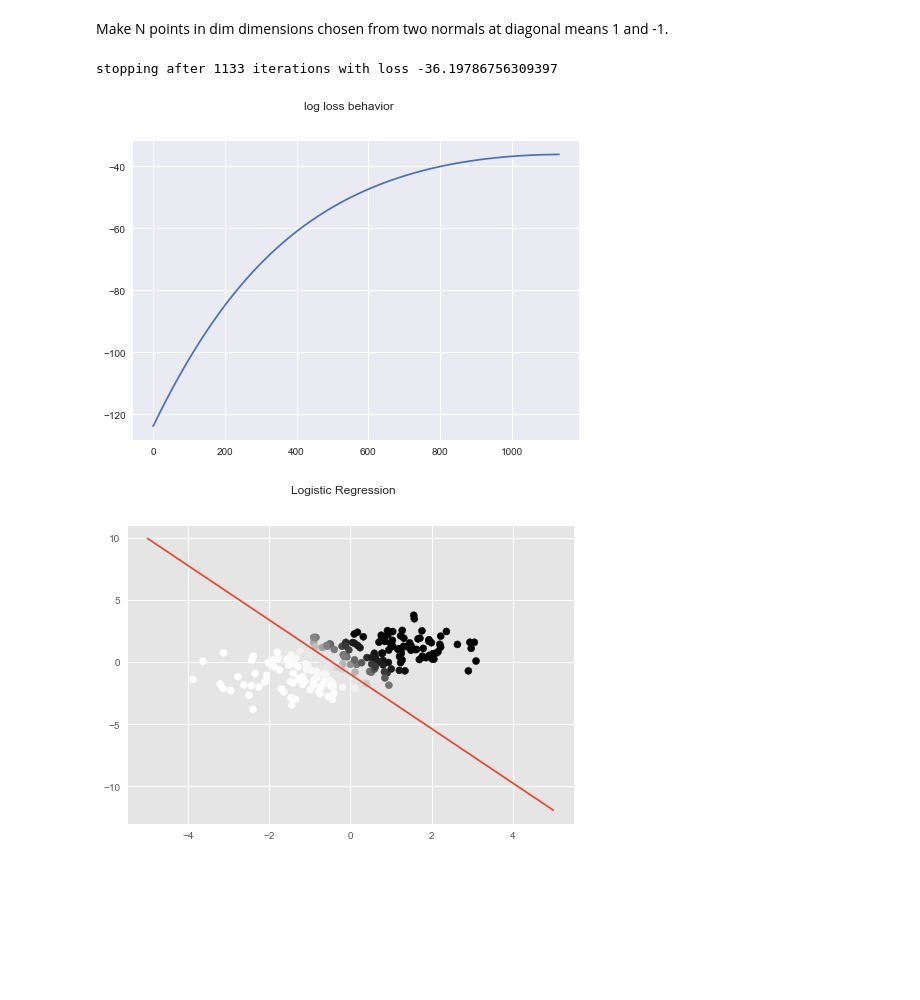
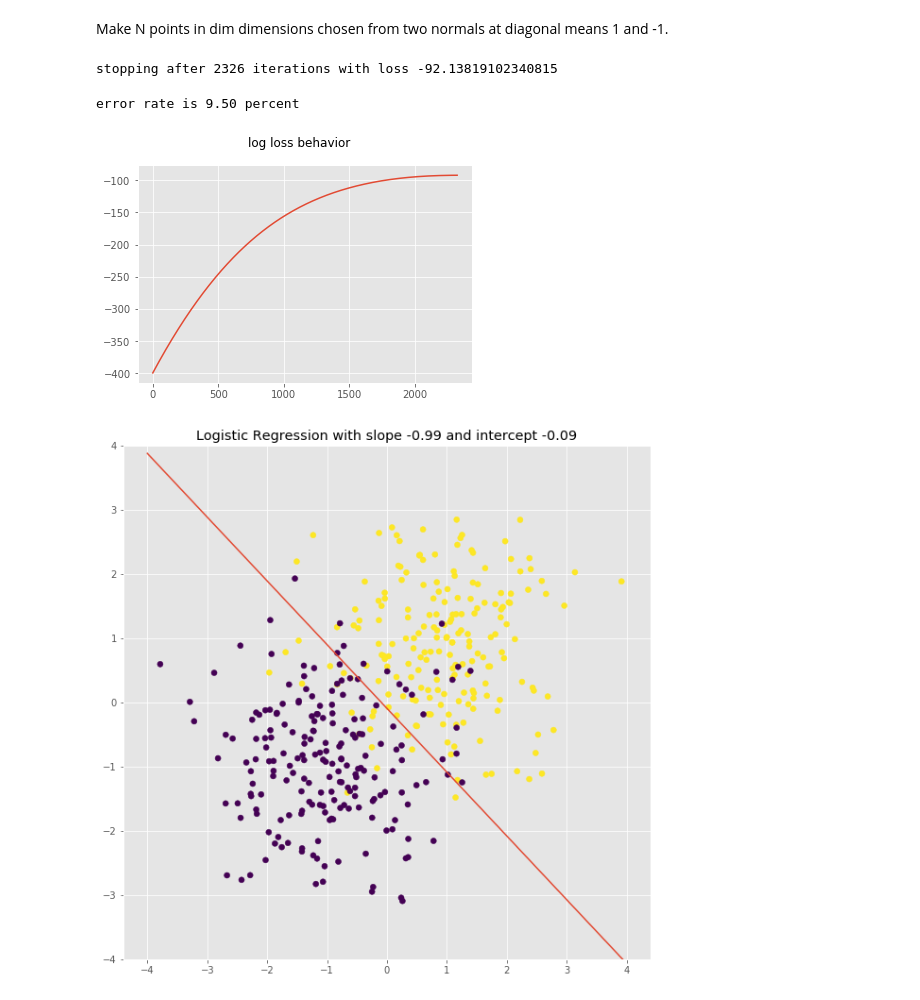
Before and after one commit to jeremy9959/Math-5800-Spring-2020, a Jupyter notebook: notebooks/LogisticRegression.ipynb, the cells around one changed output. Saved outputs shown, nothing was run; the diff lists cells and outputs as text; code cells hidden in the pictures; blank space fills up the shorter version.

Commit message:
fixed some problems with logistic regression, now it works

```diff
--- a/notebooks/LogisticRegression.ipynb
+++ b/notebooks/LogisticRegression.ipynb
@@ -85,7 +86,7 @@ from tqdm import tqdm
 Make N points in dim dimensions chosen from two normals at diagonal means 1 and -1.
 # %%
 def setup(npts=100,dim=2):
-    N = 100
+    N = npts
     dim = 2
     A = normal(1,size=dim*N).reshape(dim,N)
     LA = np.concatenate([np.ones(N).reshape(1,N),np.zeros(N).reshape(1,N)],axis=0)
@@ -112,20 +113,20 @@ def gradient(W,D,L):
     npts = D.shape[1]
     E=0
     for n in range(npts):
-        if L[n,j]==1:
-            E += np.concatenate([(1-sigma(W,D)[0,n])*D[:,n].reshape(1,dim),-sigma(W,D)[0,n]*D[:,n].reshape(1,dim)])
+        if L[0,n]==1:
+            E += np.concatenate([(1-sigma(W,D)[0,n])*D[:,n].reshape(1,dim),-sigma(W,D)[1,n]*D[:,n].reshape(1,dim)])
         else:
-            E += np.concatenate([-sigma(W,D)[1,n]*D[:,n].reshape(1,dim),(1-sigma(W,D)[1,n])*D[:,n].reshape(1,dim)])
-        return E/np.linalg.norm(E)
+            E += np.concatenate([-sigma(W,D)[0,n]*D[:,n].reshape(1,dim),(1-sigma(W,D)[1,n])*D[:,n].reshape(1,dim)])
+    return E/np.linalg.norm(E)
 # %%
 def fit(D, L, W, max_iter=10000,threshold=.001):
     npts = D.shape[1]
     e = 0
     eL = []
     for i in tqdm(range(max_iter)):
-        W = W + .001*gradient(j,W,D,L)
+        W = W + .001*gradient(W,D,L)
         enew = loss(W,D,L)
-        if np.abs(e-enew)<.001:
+        if np.abs(e-enew)<threshold:
             print("stopping after {} iterations with loss {}".format(i,enew))
             return W, eL
         e = enew
@@ -141,23 +142,28 @@ def error_rate(D, L, W):
             mistakes +=1
     return mistakes/npts
 # %%
-D, L, W = setup(100,2)
+D, L, W = setup(200,2)
 W, eL = fit(D,L,W)
+print('error rate is {:.2f} percent'.format(100*error_rate(D,L,W)))
 # %% [output]
-stopping after 1133 iterations with loss -36.19786756309397
+stopping after 2326 iterations with loss -92.13819102340815
+error rate is 9.50 percent
 # %%
 _=plt.plot(range(len(eL)),eL)
 _=plt.suptitle('log loss behavior')
 # %% [output]
-[figure, old version]
+[figure, new version]
 # %%
+_=plt.figure(figsize=(10,10))
 plt.style.use('ggplot')
 P = sigma(W,D)
-_=plt.scatter(x=D[0,:],y=D[1,:],c=P[0,:])
-B = (W[0,:]-W[1,:])/B[1]
-x = np.linspace(-5,5,100)
-y = -B[0]*x-B[1]
+_=plt.scatter(x=D[0,:],y=D[1,:],c=L[0,:])
+B = (W[0,:]-W[1,:])
+B = B/B[1]
+x = np.linspace(-4,4,100)
+plt.ylim([-4,4])
+y = -B[0]*x-B[2]
 _=plt.plot(x,y)
-_=plt.suptitle("Logistic Regression")
+_=plt.title("Logistic Regression with slope {:.2f} and intercept {:.2f}".format(-B[0],-B[2]))
 # %% [output]
-[figure, old version]
+[figure, new version]
```
Also changed, not shown: parts of 2 cells of this notebook.
